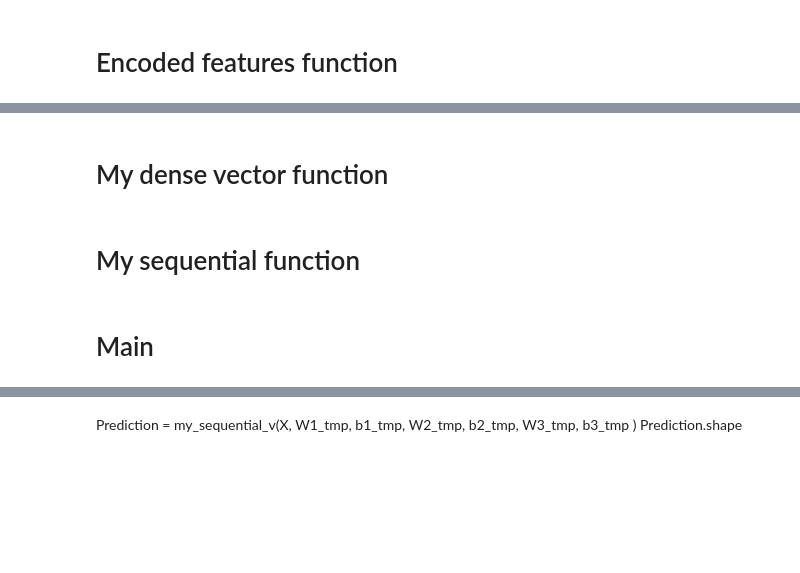
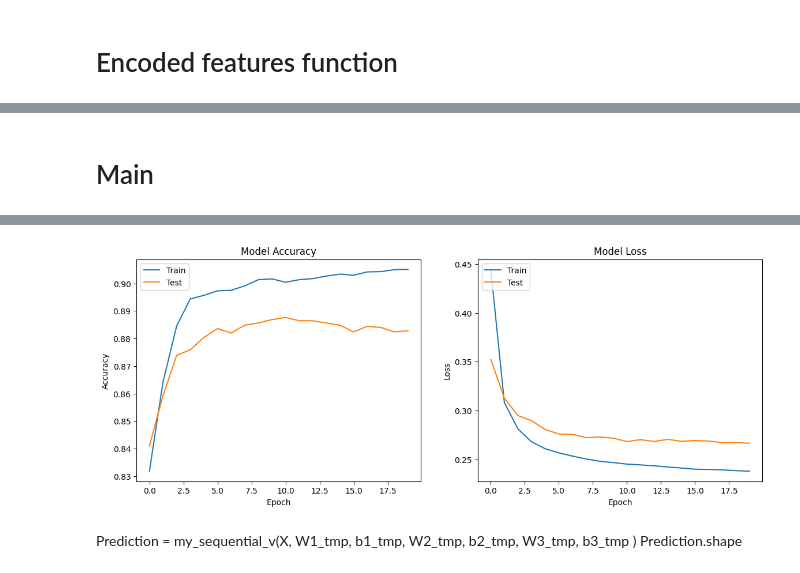
Before and after one commit to maximebellis/machinelearning, a Jupyter notebook: neuralnetwork.ipynb, the cells around one changed output, grey strips where cells are left out. Cells and saved outputs as stored; diff of their text form; code cells hidden in the pictures; blank space fills up the shorter version.

```diff
--- a/neuralnetwork.ipynb
+++ b/neuralnetwork.ipynb
@@ -47,2 +36,0 @@ def sigmoid(z):
-# %% [markdown]
-# My dense vector function
@@ -54,2 +36,0 @@ def my_dense_v(A_in, W, b, g):
-# %% [markdown]
-# My sequential function
@@ -62,7 +37,13 @@ def my_sequential_v(X, W1, b1, W2, b2, W3, b3):
 # %% [markdown]
 # Main
 # %%
+
+
+
 # Load and preprocess data
+from matplotlib import pyplot as plt
+
+
 X, y = load_data("dataset.csv")
 X_encoded = encode_features(X)
 X_train, X_test, y_train, y_test = train_test_split(X_encoded, y, test_size=0.2, random_state=42)
@@ -75,29 +56,53 @@ X_test_scaled = scaler.transform(X_test)
 # Define and train TensorFlow model
 model = Sequential([
     tf.keras.Input(shape=(17,)),
-    Dense(64, activation='relu'),
-    Dense(32, activation='relu'),
+    Dense(10, activation='relu'),
+    Dense(5, activation='relu'),
     Dense(1, activation='sigmoid')
 ], name="my_model")
 
-model.compile(loss=tf.keras.losses.BinaryCrossentropy(), optimizer=tf.keras.optimizers.Adam(0.001))
-model.fit(X_train_scaled, y_train, epochs=20)
+# Compile the model
+model.compile(
+    loss=tf.keras.losses.BinaryCrossentropy(),
+    optimizer=tf.keras.optimizers.Adam(0.001),
+    metrics=['accuracy']  # Add accuracy to the metrics to monitor
+)
 
-# Extract weights after training
-[layer1, layer2, layer3] = model.layers
-W1_tmp, b1_tmp = layer1.get_weights()
-W2_tmp, b2_tmp = layer2.get_weights()
-W3_tmp, b3_tmp = layer3.get_weights()
+# Fit the model and save the history
+history = model.fit(
+    X_train_scaled,
+    y_train,
+    epochs=20,
+    validation_data=(X_test_scaled, y_test)
+)
 
-# Use custom model for predictions on test data
-custom_predictions = my_sequential_v(X_test_scaled, W1_tmp, b1_tmp, W2_tmp, b2_tmp, W3_tmp, b3_tmp)
-custom_predicted_classes = (custom_predictions > 0.5).astype(int)
-custom_accuracy = accuracy_score(y_test, custom_predicted_classes)
-print("Custom Model Accuracy:", custom_accuracy)
 
 # TensorFlow model predictions on test data
 tf_predictions = model.predict(X_test_scaled)
 tf_predicted_classes = (tf_predictions > 0.5).astype(int)
 tf_accuracy = accuracy_score(y_test, tf_predicted_classes)
 print("TensorFlow Model Accuracy:", tf_accuracy)
+
+# Plot training & validation accuracy values
+plt.figure(figsize=(14, 5))
+
+# Accuracy plot
+plt.subplot(1, 2, 1)
+plt.plot(history.history['accuracy'])
+plt.plot(history.history['val_accuracy'])
+plt.title('Model Accuracy')
+plt.ylabel('Accuracy')
+plt.xlabel('Epoch')
+plt.legend(['Train', 'Test'], loc='upper left')
+
+# Loss plot
+plt.subplot(1, 2, 2)
+plt.plot(history.history['loss'])
+plt.plot(history.history['val_loss'])
+plt.title('Model Loss')
+plt.ylabel('Loss')
+plt.xlabel('Epoch')
+plt.legend(['Train', 'Test'], loc='upper left')
+
+plt.show()
 # %% [output]
@@ -121,3 +126,4 @@ TensorFlow Model Accuracy: 0.8868613138686131
+[figure, added]
 # %% [markdown]
 Prediction = my_sequential_v(X, W1_tmp, b1_tmp, W2_tmp, b2_tmp, W3_tmp, b3_tmp )
 Prediction.shape
```
Also changed, not shown: parts of 9 cells of this notebook, 1 other file.
